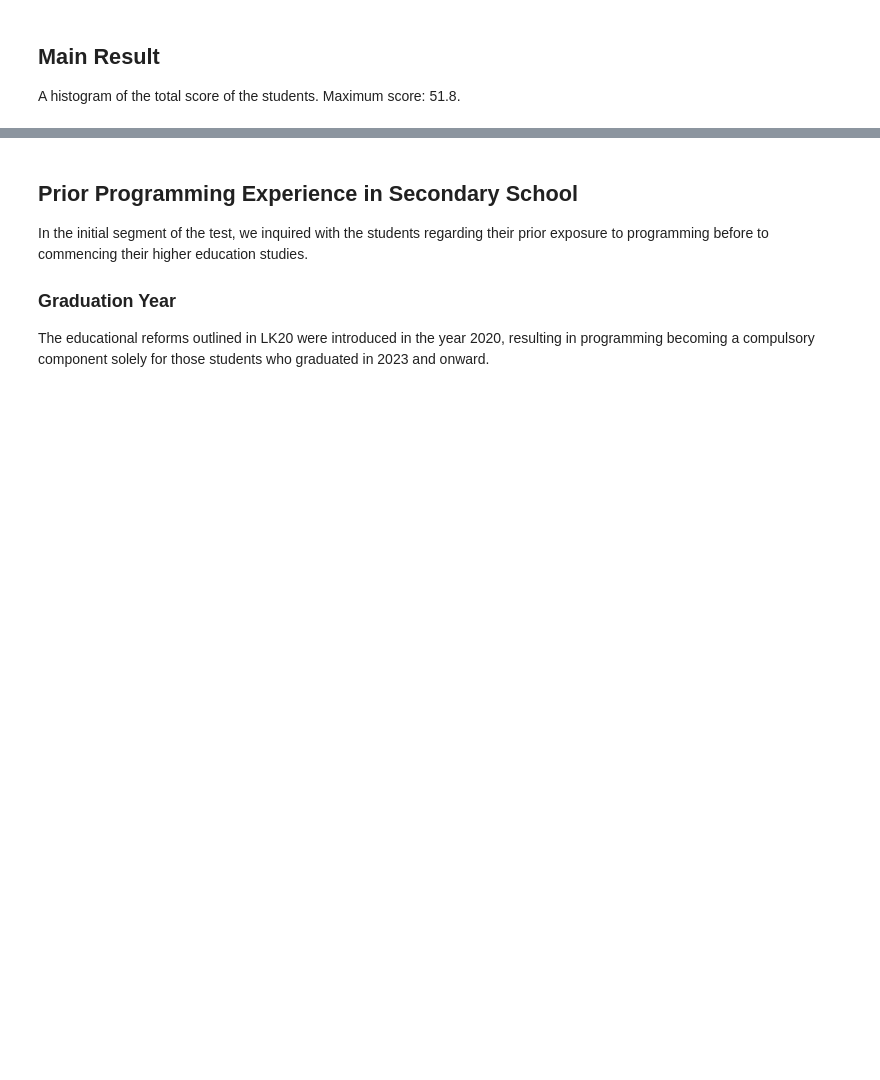
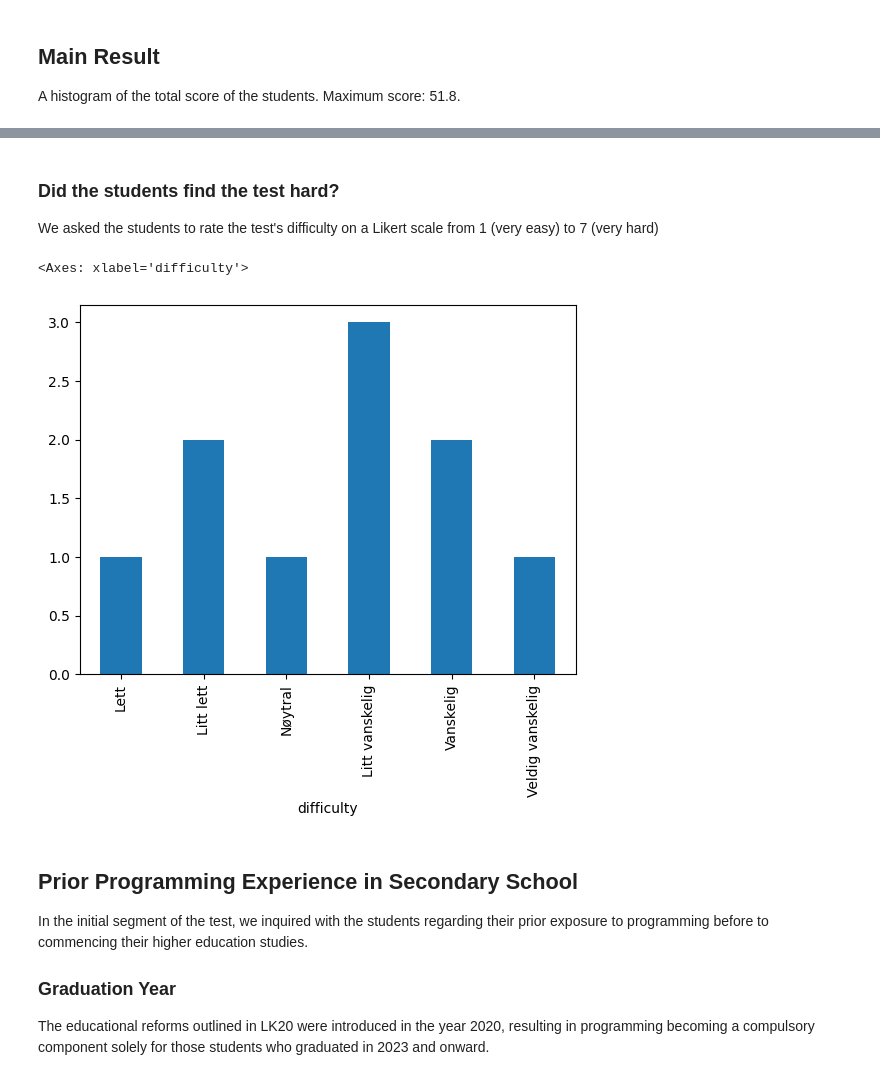
Before and after one commit to SondreBolland/Nordic-Prior-Knowledge-Test-2024, a Jupyter notebook: Dynamic Report.ipynb, the cells around one changed output, grey strips where cells are left out. Cells and saved outputs as stored; diff of their text form; code cells hidden in the pictures; blank space fills up the shorter version.

```diff
--- a/Dynamic Report.ipynb
+++ b/Dynamic Report.ipynb
@@ -237,3 +237,12 @@ Standard deviation: 10.179
+# %% [markdown]
+### Did the students find the test hard?
+We asked the students to rate the test's difficulty on a Likert scale from 1 (very easy) to 7 (very hard)
+# %%
+df['difficulty'].value_counts().loc[['Lett', 'Litt lett', 'Nøytral', 'Litt vanskelig', 'Vanskelig', 'Veldig vanskelig']].plot.bar()
+# ['Veldig lett', 'Lett', 'Litt lett', 'Nøytral', 'Litt vanskelig', 'Vanskelig', 'Veldig vanskelig']
+# %% [output]
+<Axes: xlabel='difficulty'>
+[figure, added]
 # %%
 def compare_distributions(x, y, x_label, y_label):
     mean = x.mean()
```
Also changed, not shown: parts of 28 cells of this notebook.
